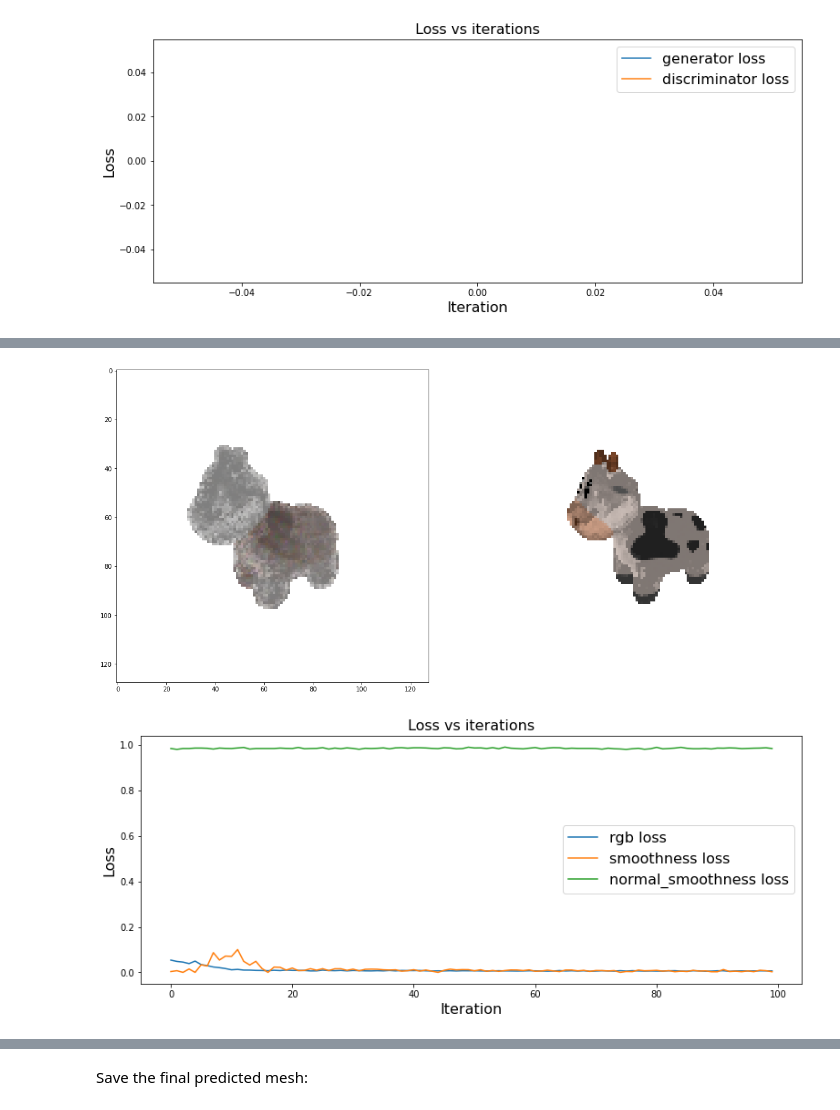
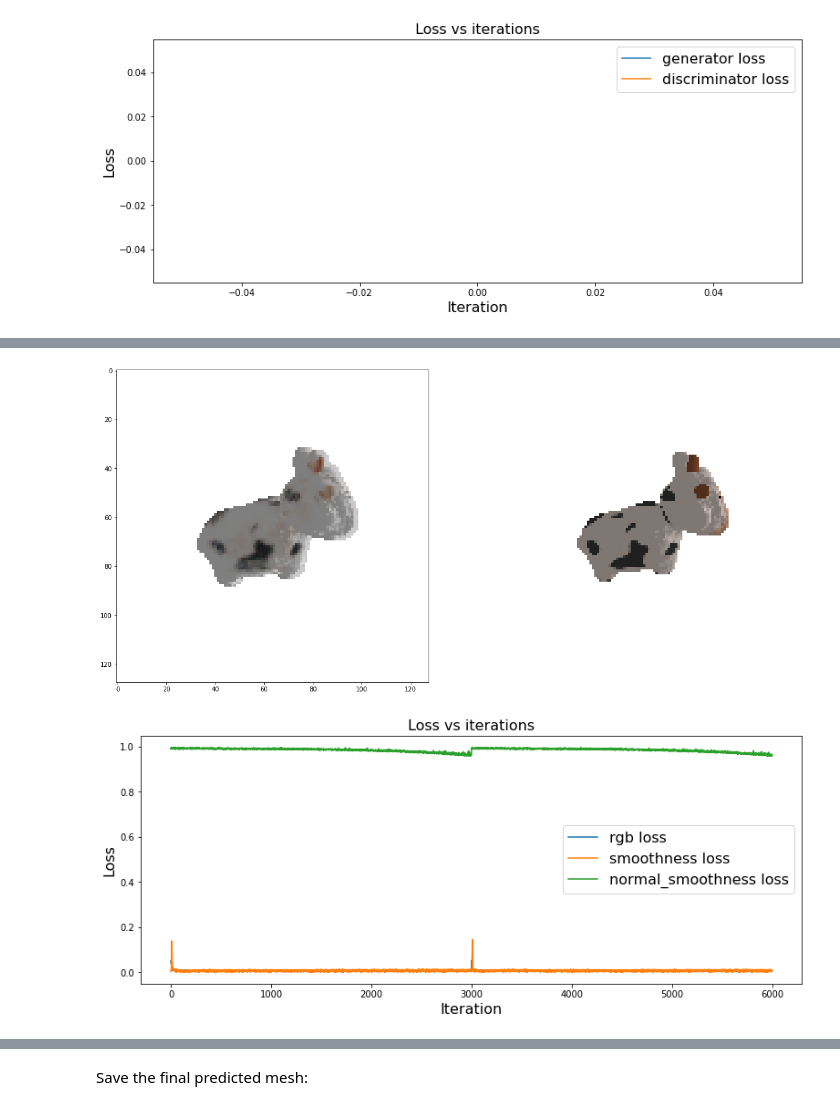
Before and after one commit to theycallmepeter/pytorch3d_PBR, a Jupyter notebook: docs/tutorials/fit_textured_mesh.ipynb, the cells around one changed output, grey strips where cells are left out. Saved outputs shown, nothing was run; the diff lists cells and outputs as text; code cells hidden in the pictures.

```diff
--- a/docs/tutorials/fit_textured_mesh.ipynb
+++ b/docs/tutorials/fit_textured_mesh.ipynb
@@ -463,8 +571,6 @@ azim = np.random.permutation(torch.linspace(-180, 180, num_views))
 
 # Place a point light in front of the object. As mentioned above, the front of
 # the cow is facing the -z direction.
-lights = PointLights(device=device, location=[[0.0, 0.0, -1.0]])
-# lights = DirectionalLights(direction=[[0.0, 0.0, 1.0]], device=device)
 
 # Initialize an OpenGL perspective camera that represents a batch of different
 # viewing angles. All the cameras helper methods support mixed type inputs and
@@ -514,7 +620,7 @@ renderer = MeshRenderer(
         device=device,
         cameras=camera,
         lights=lights,
-        TBN_matrices=TBN_matrices,
+        tangent_matrices=TBN_matrices,
     )
 )
 
@@ -752,9 +858,10 @@ renderer_textured = MeshRenderer(
         cameras=camera,
         raster_settings=raster_settings_soft
     ),
-    shader=NormalSoftPhongShader(device=device,
+    shader=NormalSoftPhongShaderv2(device=device,
         cameras=camera,
-        lights=lights)
+        lights=lights,
+        tangent_matrices=TBN_matrices)
 )
 # %% [markdown]
 We initialize settings, losses, and the optimizer that will be used to iteratively fit our mesh to the target RGB images:
@@ -1037,7 +1144,7 @@ losses = {
           # "style": {"weight": 1.0, "values": []},
           # "adversarial": {"weight": 0.01, "values": []},
           "smoothness":{"weight":0.01, "values": []},
-          "normal_smoothness":{"weight":0.00, "values": []}
+          "normal_smoothness":{"weight":0.01, "values": []}
          }
 losses_gan = {
           "generator": {"weight": 1.0, "values": []},
@@ -1078,9 +1185,9 @@ uv_map = src_mesh.textures.verts_uvs_padded()
 import torch.utils.data
 
 # Number of views to optimize over in each SGD iteration
-num_views_per_iteration = min(2, num_views)
+num_views_per_iteration = min(3, num_views)
 # Number of optimization steps
-Niter = 100
+Niter = 3000
 # Plot period for the losses
 plot_period = Niter // 5
 
@@ -1165,7 +1272,11 @@ random_vector = torch.randn(1, nz, 1, 1, device=device) * 0.5
 sphere_verts_rgb = netG(random_vector).permute(0,2,3,1)
 
 
-normal_map_base = torch.normal(mean=torch.full(texture_size, 0.5),std=0.05).to(device)
+zero_dims = texture_size[:3]
+zero_dims.append(2)
+ones_dims = texture_size[:3]
+ones_dims.append(1)
+normal_map_base = torch.cat([torch.ones(zero_dims).to(device)*0.5, torch.ones(ones_dims).to(device)], dim=3)
 normal_map_base.requires_grad = True
 optimizerNorm = torch.optim.Adam([normal_map_base], lr=lr, betas=(beta1, 0.999))
 
@@ -1363,9 +1474,9 @@ visualize_prediction(new_src_mesh, renderer=renderer_textured, silhouette=False)
 # %%
-visualize_prediction(new_src_mesh, renderer=renderer_textured, silhouette=False, camera=target_cameras[1], target_image=target_rgb[1])
+visualize_prediction(new_src_mesh, renderer=renderer_textured, silhouette=False, camera=target_cameras[2], target_image=target_rgb[2])
 plot_losses(losses)
 # %% [output]
-[figure, old version]
+[figure, new version]
-[figure, old version]
+[figure, new version]
 # %%
 plt.figure(figsize=(7,7))
 from pytorch3d.vis.texture_vis import texturesuv_image_matplotlib
```
Also changed, not shown: parts of 10 cells of this notebook, 2 other files.
